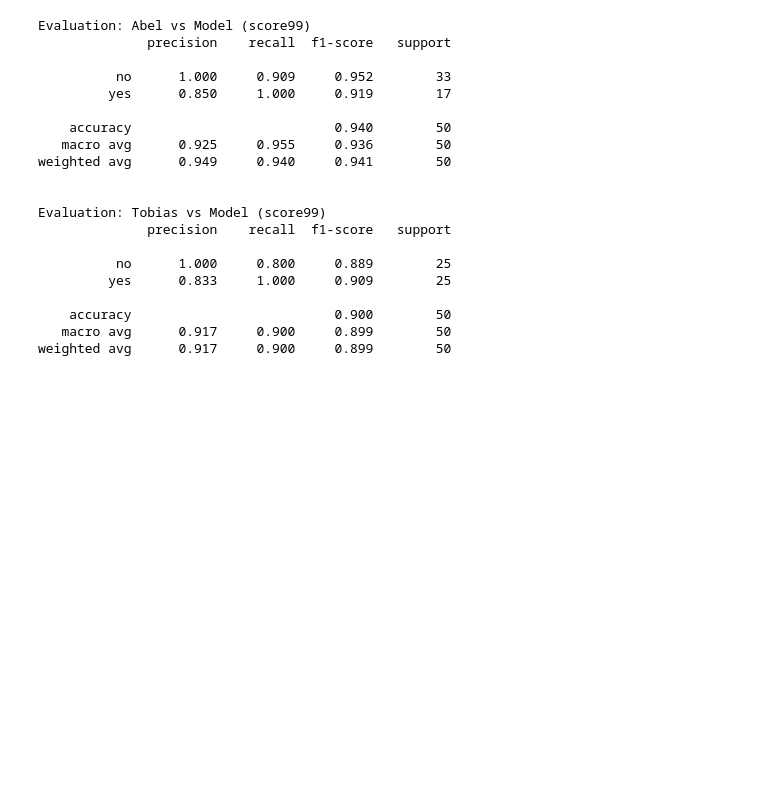
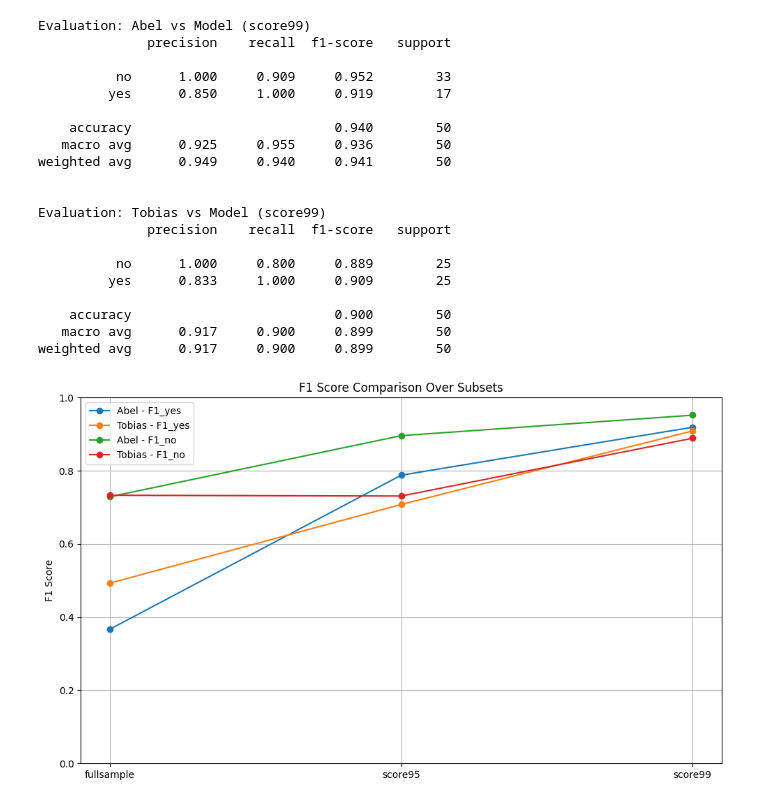
Before and after one commit to TobiasMichelsen/Climate-Discourse-on-Bluesky---Bachelor-Project, a Jupyter notebook: EDA/annotation_evaluation.ipynb, the cells around one changed output. Drawn from its saved outputs; the diff is of its cells as text; code cells hidden in the pictures; blank space fills up the shorter version.

Commit message:
graph

```diff
--- a/EDA/annotation_evaluation.ipynb
+++ b/EDA/annotation_evaluation.ipynb
@@ -176,5 +176,35 @@ Evaluation: Tobias vs Model (score99)
     accuracy                          0.900        50
    macro avg      0.917     0.900     0.899        50
 weighted avg      0.917     0.900     0.899        50
+# %%
+# Updated scores from user input
+data = [
+    {"Annotator": "Abel", "Subset": "fullsample", "F1_yes": 0.367, "F1_no": 0.729, "Accuracy": 0.620},
+    {"Annotator": "Tobias", "Subset": "fullsample", "F1_yes": 0.493, "F1_no": 0.733, "Accuracy": 0.650},
+    {"Annotator": "Abel", "Subset": "score95", "F1_yes": 0.788, "F1_no": 0.896, "Accuracy": 0.860},
+    {"Annotator": "Tobias", "Subset": "score95", "F1_yes": 0.708, "F1_no": 0.731, "Accuracy": 0.720},
+    {"Annotator": "Abel", "Subset": "score99", "F1_yes": 0.919, "F1_no": 0.952, "Accuracy": 0.940},
+    {"Annotator": "Tobias", "Subset": "score99", "F1_yes": 0.909, "F1_no": 0.889, "Accuracy": 0.900},
+]
+
+df = pd.DataFrame(data)
+
+# Plot F1 scores
+fig, ax = plt.subplots(figsize=(10, 6))
+
+for label in ["F1_yes", "F1_no"]:
+    for annotator in df["Annotator"].unique():
+        subset_data = df[df["Annotator"] == annotator]
+        ax.plot(subset_data["Subset"], subset_data[label], marker='o', label=f"{annotator} - {label}")
+
+ax.set_title("F1 Score Comparison Over Subsets")
+ax.set_ylabel("F1 Score")
+ax.set_ylim(0, 1)
+ax.legend()
+ax.grid(True)
+plt.tight_layout()
+plt.show()
+# %% [output]
+[figure, added]
 # %%
 # %% [output]
```
Also changed, not shown: parts of 2 cells of this notebook.
